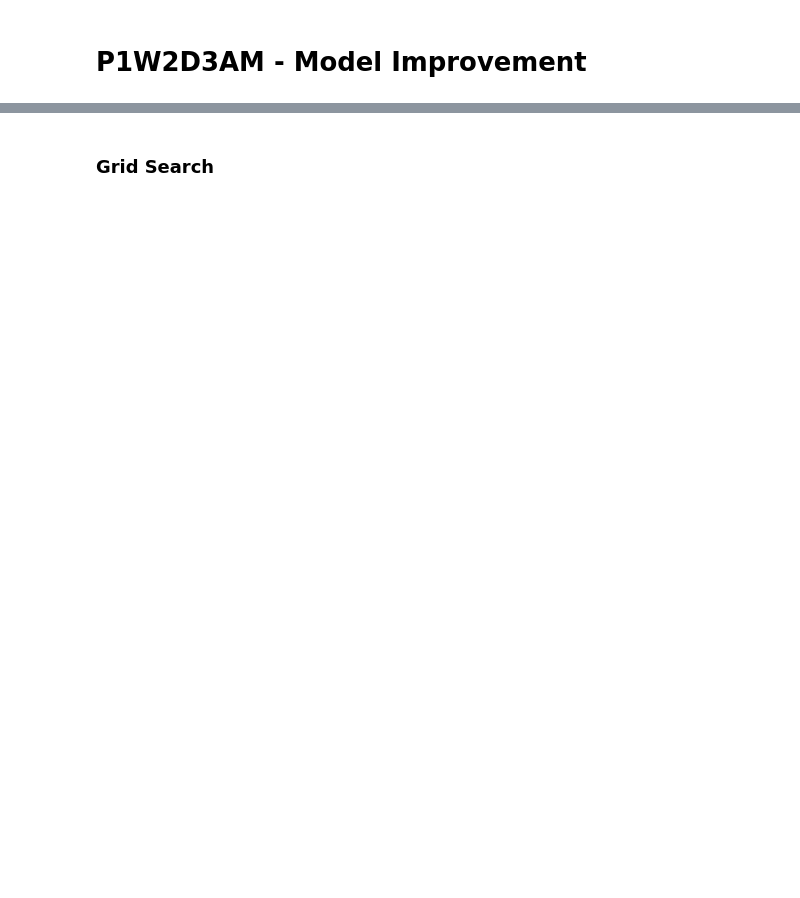
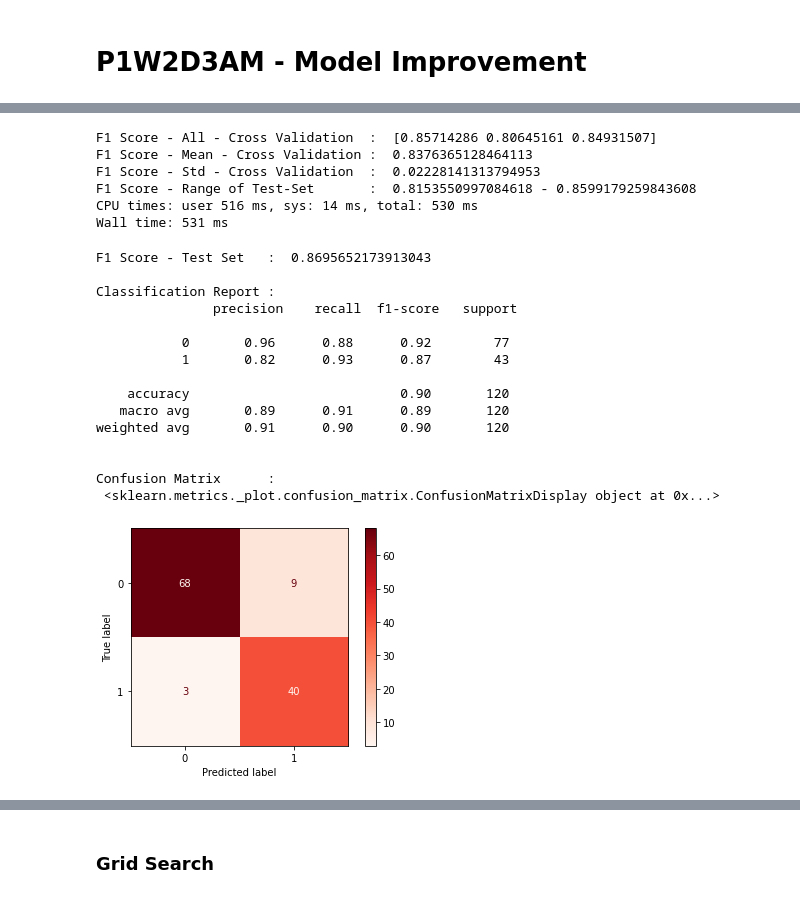
Before and after one commit to ardhiraka/FSDS_Guidelines, a Jupyter notebook: p1/v3/w2/P1W2D3AM - Model Improvement.ipynb, the cells around one changed output, grey strips where cells are left out. Drawn from its saved outputs; the diff is of its cells as text; code cells hidden in the pictures; blank space fills up the shorter version.

```diff
--- a/p1/v3/w2/P1W2D3AM - Model Improvement.ipynb
+++ b/p1/v3/w2/P1W2D3AM - Model Improvement.ipynb
@@ -5,0 +209,48 @@ from preamble import *
+# %%
+# Cross Validation using `cross_val_score`
+
+%%time
+from sklearn.model_selection import cross_val_score
+
+f1_score_train_cross_val = cross_val_score(rf,
+                                           X_train_final,
+                                           y_train,
+                                           cv=3,
+                                           scoring='f1')
+
+print('F1 Score - All - Cross Validation  : ', f1_score_train_cross_val)
+print('F1 Score - Mean - Cross Validation : ', f1_score_train_cross_val.mean())
+print('F1 Score - Std - Cross Validation  : ', f1_score_train_cross_val.std())
+print('F1 Score - Range of Test-Set       : ', (f1_score_train_cross_val.mean()-f1_score_train_cross_val.std()) , '-', (f1_score_train_cross_val.mean()+f1_score_train_cross_val.std()))
+# %% [output]
+F1 Score - All - Cross Validation  :  [0.85714286 0.80645161 0.84931507]
+F1 Score - Mean - Cross Validation :  0.8376365128464113
+F1 Score - Std - Cross Validation  :  0.02228141313794953
+F1 Score - Range of Test-Set       :  0.8153550997084618 - 0.8599179259843608
+CPU times: user 516 ms, sys: 14 ms, total: 530 ms
+Wall time: 531 ms
+# %%
+# Check Performance Model against Test-Set
+
+y_pred_test = rf.predict(X_test_final)
+
+print('F1 Score - Test Set   : ', f1_score(y_test, y_pred_test), '\n')
+print('Classification Report : \n', classification_report(y_test, y_pred_test), '\n')
+print('Confusion Matrix      : \n', ConfusionMatrixDisplay.from_estimator(rf, X_test_final, y_test, cmap='Reds'))
+# %% [output]
+F1 Score - Test Set   :  0.8695652173913043
+
+Classification Report :
+               precision    recall  f1-score   support
+
+           0       0.96      0.88      0.92        77
+           1       0.82      0.93      0.87        43
+
+    accuracy                           0.90       120
+   macro avg       0.89      0.91      0.89       120
+weighted avg       0.91      0.90      0.90       120
+
+
+Confusion Matrix      :
+ <sklearn.metrics._plot.confusion_matrix.ConfusionMatrixDisplay object at 0x...>
+[figure, added]
```
Also changed, not shown: parts of 124 cells of this notebook.
